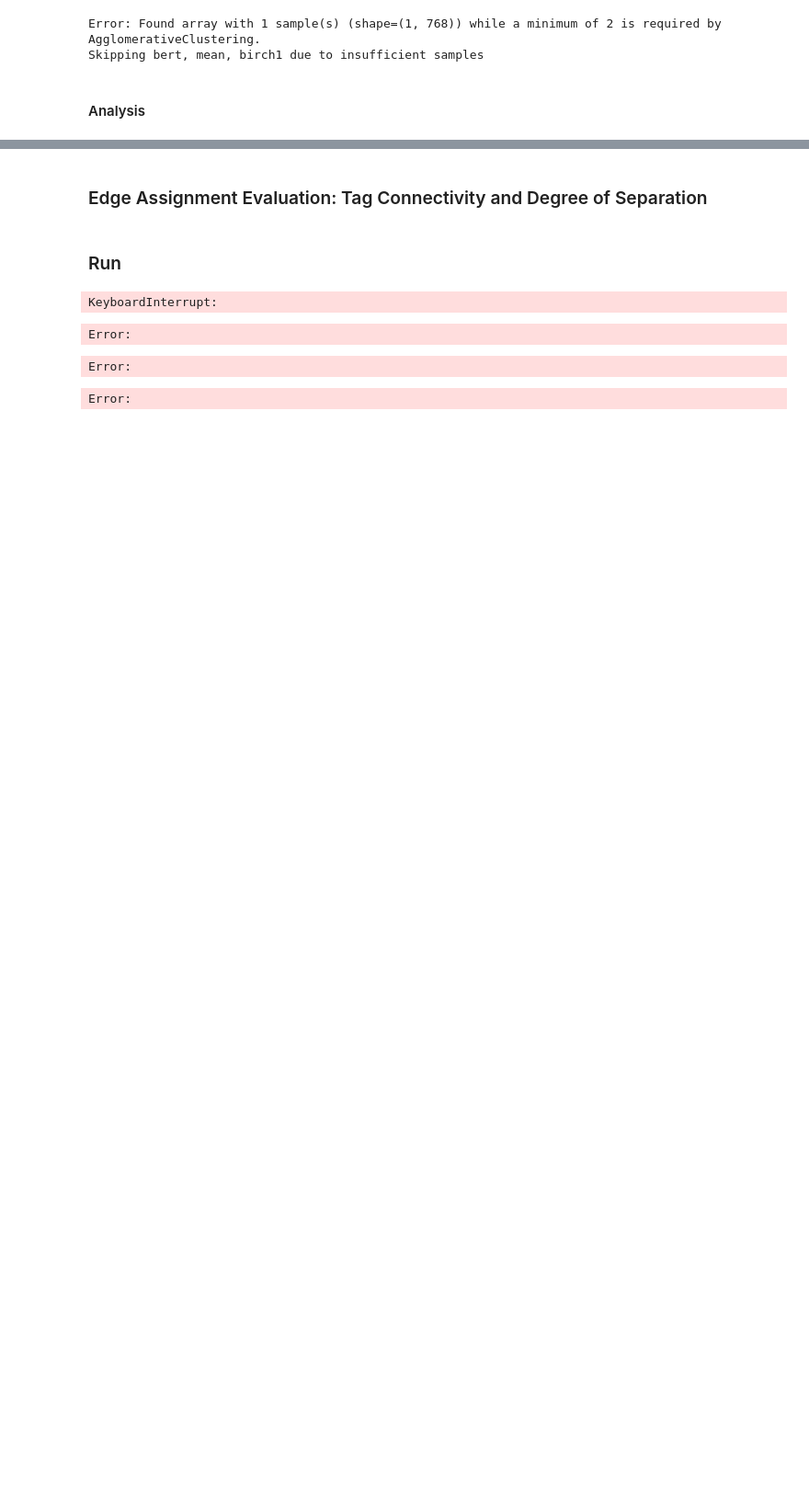
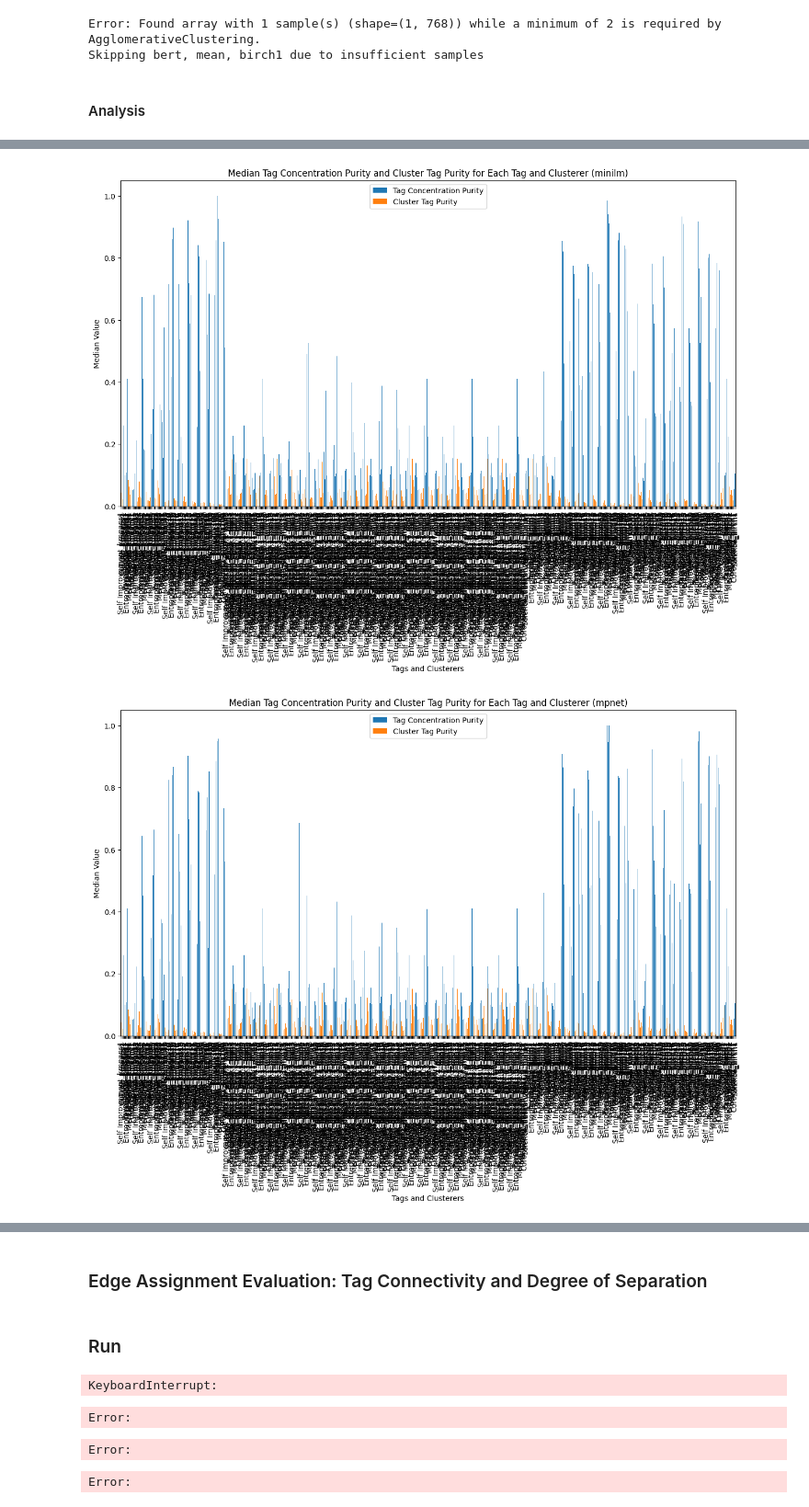
Before and after one commit to erikluu/LociNetBackup, a Jupyter notebook: run_evaluation.ipynb, the cells around one changed output, grey strips where cells are left out. Shown at 92% size. Saved outputs shown, nothing was run; the diff lists cells and outputs as text; code cells hidden in the pictures; blank space fills up the shorter version.

```diff
--- a/run_evaluation.ipynb
+++ b/run_evaluation.ipynb
@@ -375,0 +432,44 @@ df2.to_csv("analysis/metric2_medium1k_mpnet.csv") # run again
+# %%
+df = df_all.dropna()
+
+tag_concentration_purity = list(df['tag_concentration_purity'])
+cluster_tag_purity = list(df['cluster_tag_purity'])
+
+# Extract unique tags from dictionaries
+tags = set(tag for d in tag_concentration_purity for tag in d.keys())
+
+# Function to calculate median values for each model and clusterer
+def calculate_median_values(df, model_name):
+    median_values = pd.DataFrame(columns=['Tag Concentration Purity', 'Cluster Tag Purity'])
+    clusterers = df['clusterer'].unique()
+    for clusterer in clusterers:
+        clusterer_df = df[(df['embedding_model'] == model_name) & (df['clusterer'] == clusterer)]
+        tag_concentration_purity = list(clusterer_df['tag_concentration_purity'])
+        cluster_tag_purity = list(clusterer_df['cluster_tag_purity'])
+        for tag in tags:
+            tag_concentration_values = [d[tag] for d in tag_concentration_purity if tag in d]
+            cluster_tag_values = [d[tag] for d in cluster_tag_purity if tag in d]
+            median_values.loc[f'{tag}_{clusterer}', 'Tag Concentration Purity'] = pd.Series(tag_concentration_values).median()
+            median_values.loc[f'{tag}_{clusterer}', 'Cluster Tag Purity'] = pd.Series(cluster_tag_values).median()
+    return median_values
+
+# Calculate median values for each model
+minilm_median_values = calculate_median_values(df, 'minilm')
+mpnet_median_values = calculate_median_values(df, 'mpnet')
+nomic_median_values = calculate_median_values(df, 'nomic')
+
+# Plot the median values for each tag and each model
+def plot_median_values(median_values, model_name):
+    median_values.plot(kind='bar', figsize=(15, 8))
+    plt.xlabel('Tags and Clusterers')
+    plt.ylabel('Median Value')
+    plt.title(f'Median Tag Concentration Purity and Cluster Tag Purity for Each Tag and Clusterer ({model_name})')
+    plt.xticks(rotation=90)
+    plt.show()
+
+plot_median_values(minilm_median_values, 'minilm')
+plot_median_values(mpnet_median_values, 'mpnet')
+plot_median_values(nomic_median_values, 'nomic')
+# %% [output]
+[figure, added]
+[figure, added]
```
Also changed, not shown: parts of 19 cells of this notebook, 8 other files.
